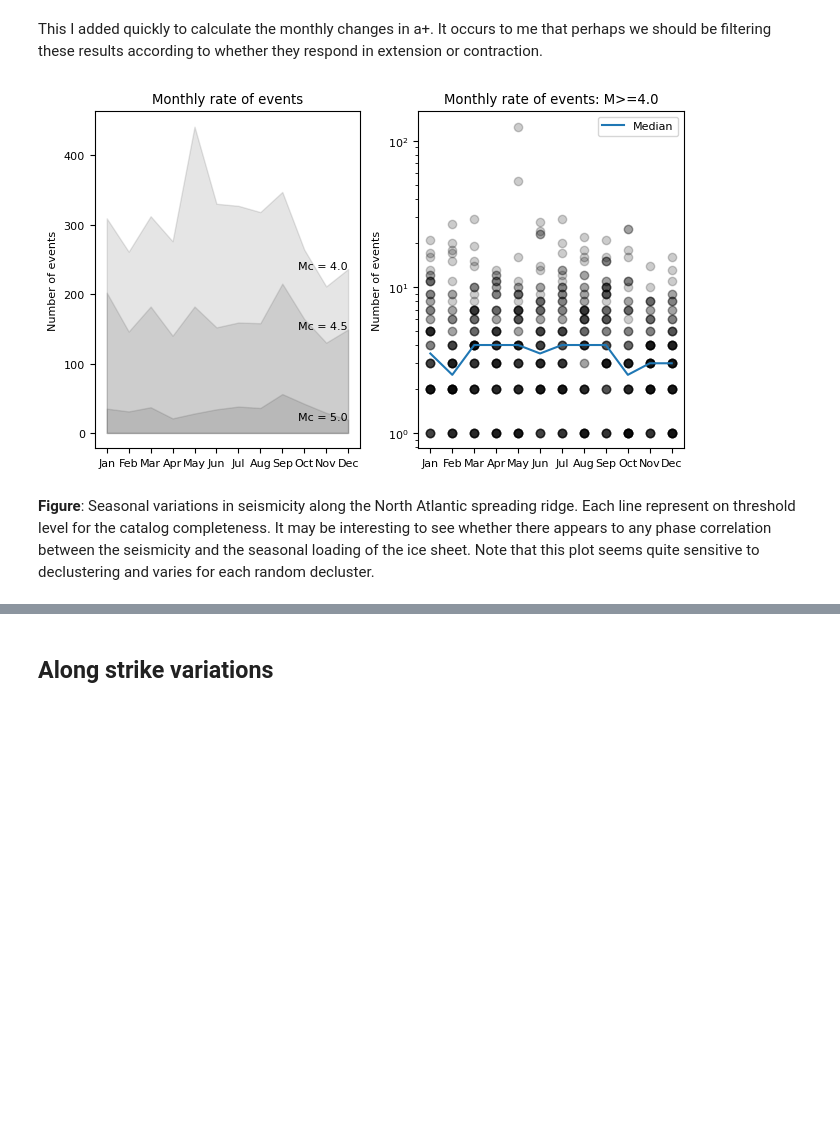
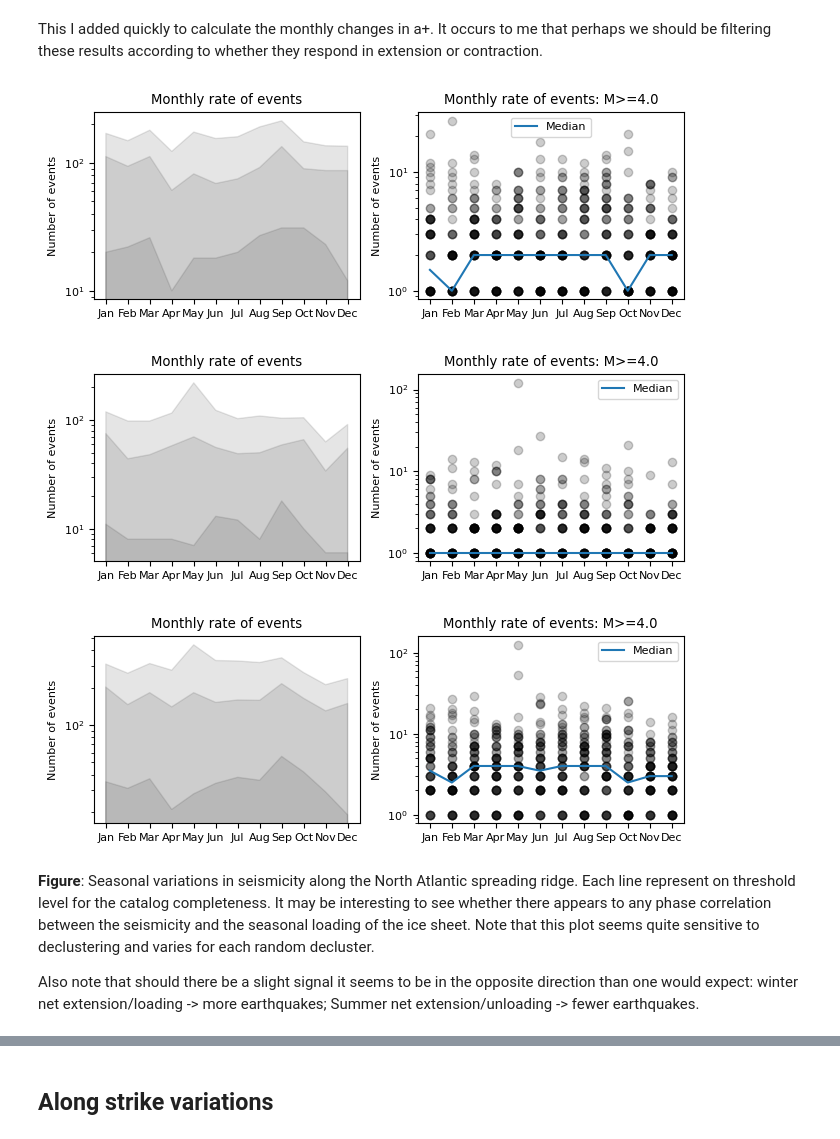
Before and after one commit to keliankaz/GrGIA_seismicity, a Jupyter notebook: gr_gia_seismic_NORTH_ATLANTIC.ipynb, the cells around one changed output, grey strips where cells are left out. Saved outputs shown, nothing was run; the diff lists cells and outputs as text; code cells hidden in the pictures; blank space fills up the shorter version.

```diff
--- a/gr_gia_seismic_NORTH_ATLANTIC.ipynb
+++ b/gr_gia_seismic_NORTH_ATLANTIC.ipynb
@@ -105,6 +106,9 @@ earthquake_catalog_metadata = {
             "reload":False,
         },
         "buffer_km": 100,
+    },
+    "gCMT": {
+        "filename": data_dir + "gcmt.csv",
     },
     "mag_completeness":4.0, # change this to avoid re-downloading the catalog
 }
@@ -150,4 +154,5 @@ region_metadata = {
 # %%
+
 # plate boundary data:
 MAR = MidAtlanticRidge(
     **plate_boundary_metadata,
@@ -158,5 +163,8 @@ MAR = MidAtlanticRidge(
 earthquakes = MAR.get_earthquake_catalog(**earthquake_catalog_metadata["ISC"])
 earthquakes.mag_completeness = earthquake_catalog_metadata["mag_completeness"]
 
+gcmt_earthquakes = GCMTcatalog(earthquake_catalog_metadata["gCMT"]["filename"])
+gcmt_earthquakes =  MAR.get_earthquake_catalog(gcmt_earthquakes)
+
 # GIA data:
 gia = GIA(**GrGIA_strain_metadata)
@@ -277,56 +317,62 @@ def monthly_rate(df):
     monthly_count[monthly_df.index.values-1] = monthly_df.values
 
 
     return np.arange(1,13), monthly_count
 
 def plot_monthly_rate(df,fill=True, ax=None):
     """Using the time column of a catalog, plots the monthly rate of events."""
     if ax is None:
         fig, ax = plt.subplots(figsize=(4,3))
 
     index, monthly_count = monthly_rate(df)
 
     # plot monthly rate with shaded area above zero
     if fill:
         ax.fill_between(index, monthly_count, 0, alpha=0.1, color="k")
 
-
-
-    # text that with horizonatal alignment to the right
-    ax.text(index.max(), monthly_count[-1], f"Mc = {mc:.1f}", ha="right")
     ax.set(
         xticks=np.arange(1,13),
         xticklabels=["Jan","Feb","Mar","Apr","May","Jun","Jul","Aug","Sep","Oct","Nov","Dec"],
         title="Monthly rate of events",
         ylabel="Number of events",
+        yscale='log',
     )
 
     return ax
 
-fig, ax = plt.subplots(1,2,figsize=(6.6,4))
+def plot_seasonal_summary(earthquakes):
+    fig, ax = plt.subplots(1,2,figsize=(6.6,2.5))
+    for mc in np.arange(earthquakes.mag_completeness, 5.5, 0.5):
+        plot_monthly_rate(earthquakes.catalog[earthquakes.catalog.mag >= mc], ax = ax[0])
 
-for mc in np.arange(earthquakes.mag_completeness, 5.5, 0.5):
-    plot_monthly_rate(earthquakes.catalog[earthquakes.catalog.mag >= mc], ax = ax[0])
+    monthly_count_array = []
+    for year in earthquakes.catalog.time.dt.year.unique():
+        index,monthly_count = monthly_rate(earthquakes.catalog[earthquakes.catalog.time.dt.year == year])
+        ax[1].scatter(index, monthly_count,c='k',alpha=0.2)
+        monthly_count_array.append(monthly_count)
 
-monthly_count_array = []
-for year in earthquakes.catalog.time.dt.year.unique():
-    index,monthly_count = monthly_rate(earthquakes.catalog[earthquakes.catalog.time.dt.year == year])
-    ax[1].scatter(index, monthly_count,c='k',alpha=0.2)
-    monthly_count_array.append(monthly_count)
+    ax[1].plot(index,np.median(np.row_stack(monthly_count_array),axis=0),label='Median')
 
-ax[1].plot(index,np.median(np.row_stack(monthly_count_array),axis=0),label='Median')
+    ax[1].set(
+        xticks=np.arange(1,13),
+        xticklabels=["Jan","Feb","Mar","Apr","May","Jun","Jul","Aug","Sep","Oct","Nov","Dec"],
+        title=f"Monthly rate of events: M>={earthquakes.mag_completeness}",
+        ylabel="Number of events",
+        yscale='log',
+    )
+    plt.legend()
+    plt.tight_layout()
 
-ax[1].set(
-    xticks=np.arange(1,13),
-    xticklabels=["Jan","Feb","Mar","Apr","May","Jun","Jul","Aug","Sep","Oct","Nov","Dec"],
-    title=f"Monthly rate of events: M>={earthquakes.mag_completeness}",
-    ylabel="Number of events",
-    yscale='log',
-)
-plt.legend()
-plt.tight_layout()
+
+plot_seasonal_summary(earthquakes.slice_by('gia_net_normal_strain',-100,-0.1))
+plot_seasonal_summary(earthquakes.slice_by('gia_net_normal_strain',0.1,100))
+plot_seasonal_summary(earthquakes)
 # %% [output]
-[figure, old version]
+[figure, new version]
+[figure, added]
+[figure, added]
 # %% [markdown]
 **Figure**: Seasonal variations in seismicity along the North Atlantic spreading ridge. Each line represent on threshold level for the catalog completeness. It may be interesting to see whether there appears to any phase correlation between the seismicity and the seasonal loading of the ice sheet. Note that this plot seems quite sensitive to declustering and varies for each random decluster.
+
+Also note that should there be a slight signal it seems to be in the opposite direction than one would expect: winter net extension/loading -> more earthquakes; Summer net extension/unloading -> fewer earthquakes.
 # %%
```
Also changed, not shown: parts of 25 cells of this notebook.
